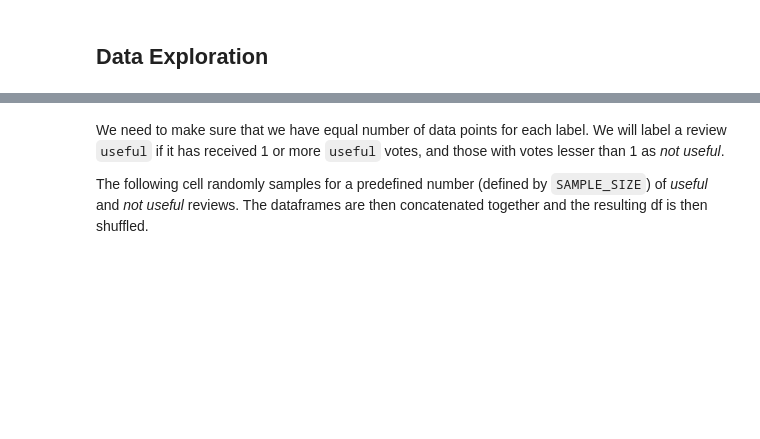
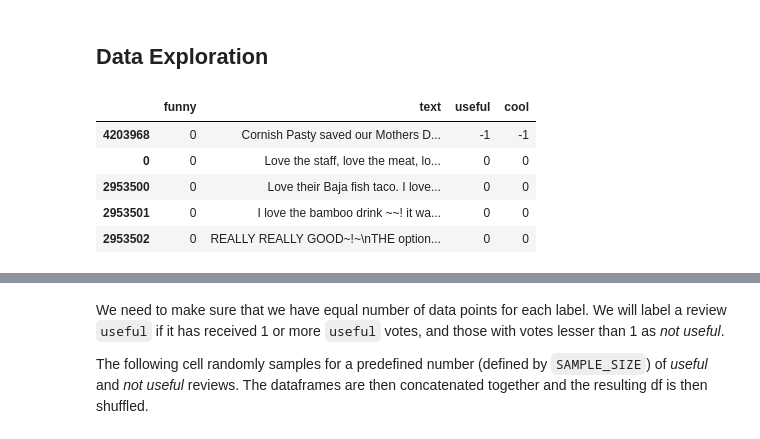
Before and after one commit to shrutirao94/final-project-integ, a Jupyter notebook: analysis.ipynb, the cells around one changed output, grey strips where cells are left out. Cells and saved outputs as stored; diff of their text form; code cells hidden in the pictures; blank space fills up the shorter version.

```diff
--- a/analysis.ipynb
+++ b/analysis.ipynb
@@ -56,2 +57,11 @@ reviews = pd.read_csv('dataset/review.csv', usecols=['text', 'useful', 'cool'])
 # %% [markdown]
 ## Data Exploration
+# %%
+reviews.sort_values(by='useful').head()
+# %% [output]
+|  | funny | text | useful | cool |
+| 4203968 | 0 | Cornish Pasty saved our Mothers D... | -1 | -1 |
+| 0 | 0 | Love the staff, love the meat, lo... | 0 | 0 |
+| 2953500 | 0 | Love their Baja fish taco. I love... | 0 | 0 |
+| 2953501 | 0 | I love the bamboo drink ~~! it wa... | 0 | 0 |
+| 2953502 | 0 | REALLY REALLY GOOD~!~\nTHE option... | 0 | 0 |
```
Also changed, not shown: parts of 24 cells of this notebook, 1 other file.
